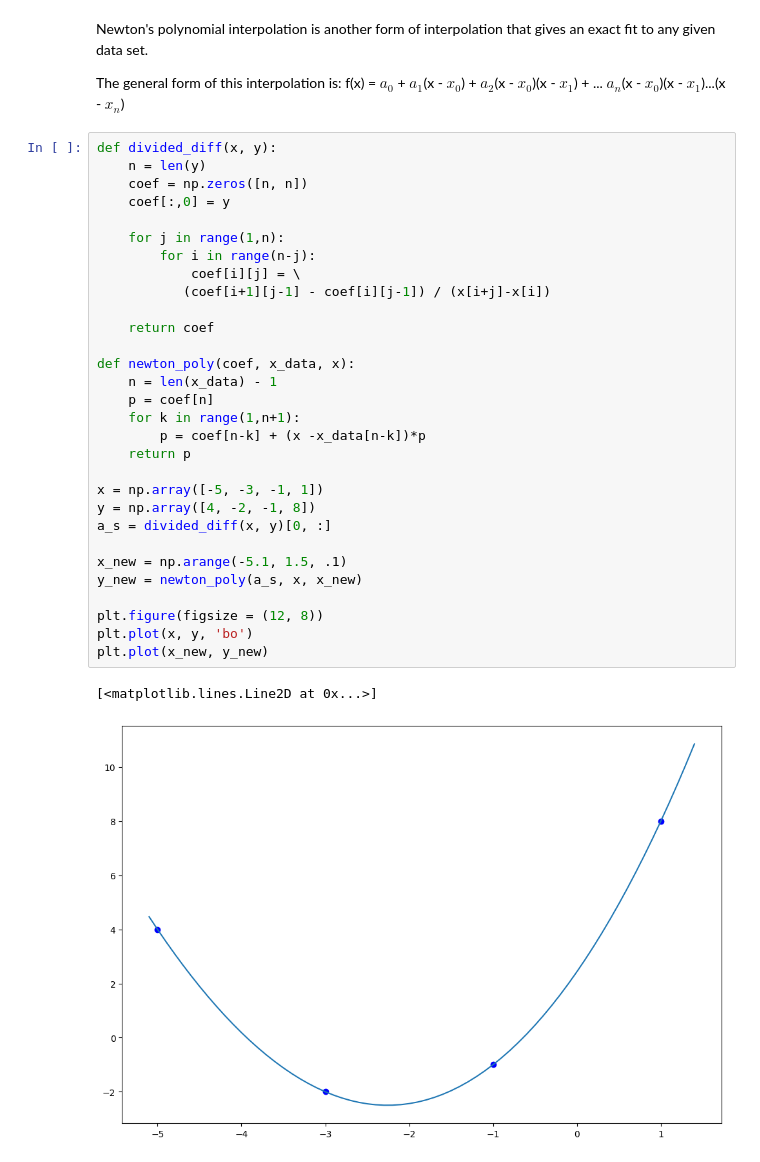
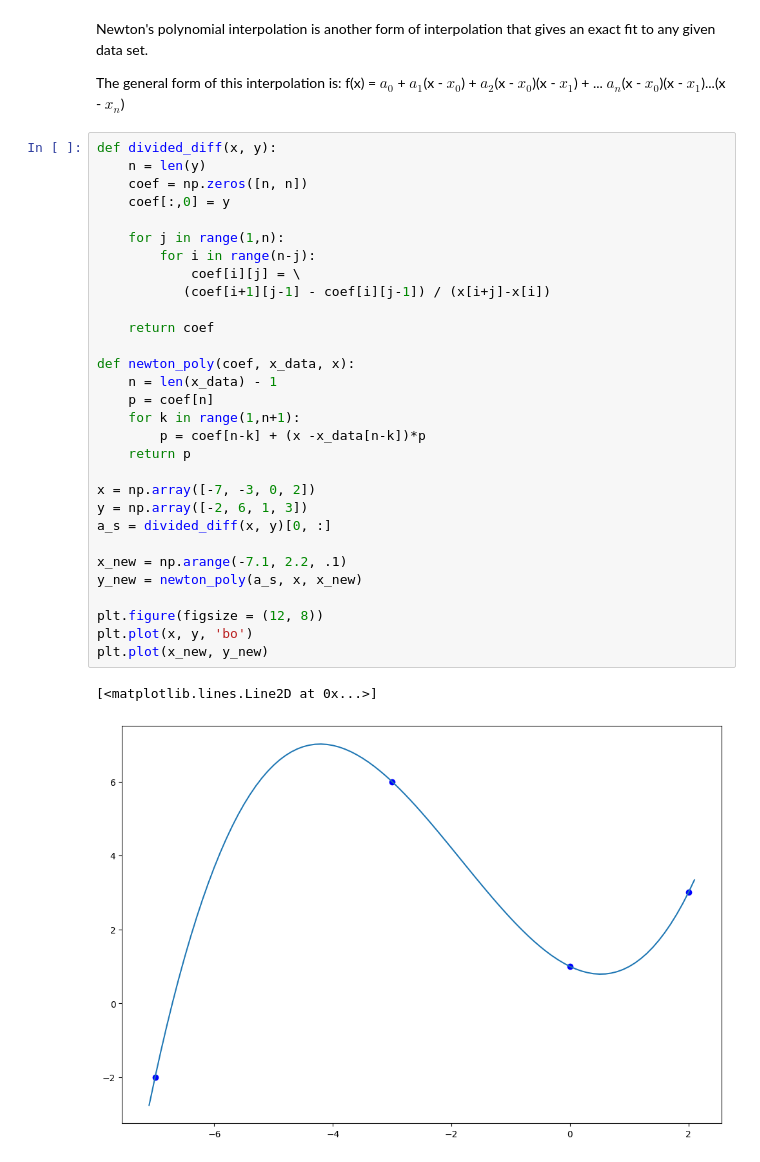
Before and after one commit to ggonz105/MAT-421, a Jupyter notebook: Module_B_17_4_17_5.ipynb, the cells around one changed output. Saved outputs shown, nothing was run; the diff lists cells and outputs as text.

```diff
--- a/Module_B_17_4_17_5.ipynb
+++ b/Module_B_17_4_17_5.ipynb
@@ -38,33 +38,33 @@ f(x) = $a_{0}$ + $a_{1}$(x - $x_{0}$) + $a_{2}$(x - $x_{0}$)(x - $x_{1}$) + ...
 # %%
 def divided_diff(x, y):
     n = len(y)
     coef = np.zeros([n, n])
     coef[:,0] = y
 
     for j in range(1,n):
         for i in range(n-j):
             coef[i][j] = \
            (coef[i+1][j-1] - coef[i][j-1]) / (x[i+j]-x[i])
 
     return coef
 
 def newton_poly(coef, x_data, x):
     n = len(x_data) - 1
     p = coef[n]
     for k in range(1,n+1):
         p = coef[n-k] + (x -x_data[n-k])*p
     return p
 
-x = np.array([-5, -3, -1, 1])
-y = np.array([4, -2, -1, 8])
+x = np.array([-7, -3, 0, 2])
+y = np.array([-2, 6, 1, 3])
 a_s = divided_diff(x, y)[0, :]
 
-x_new = np.arange(-5.1, 1.5, .1)
+x_new = np.arange(-7.1, 2.2, .1)
 y_new = newton_poly(a_s, x, x_new)
 
 plt.figure(figsize = (12, 8))
 plt.plot(x, y, 'bo')
 plt.plot(x_new, y_new)
 # %% [output]
 [<matplotlib.lines.Line2D at 0x...>]
-[figure, old version]
+[figure, new version]
```
